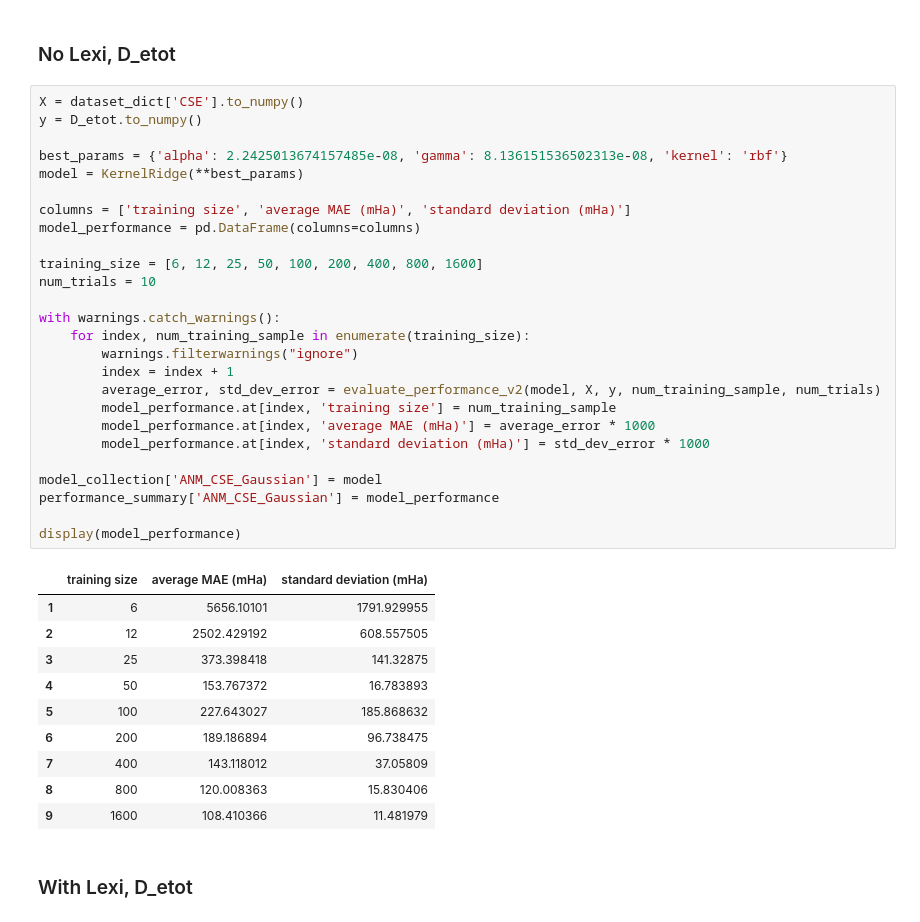
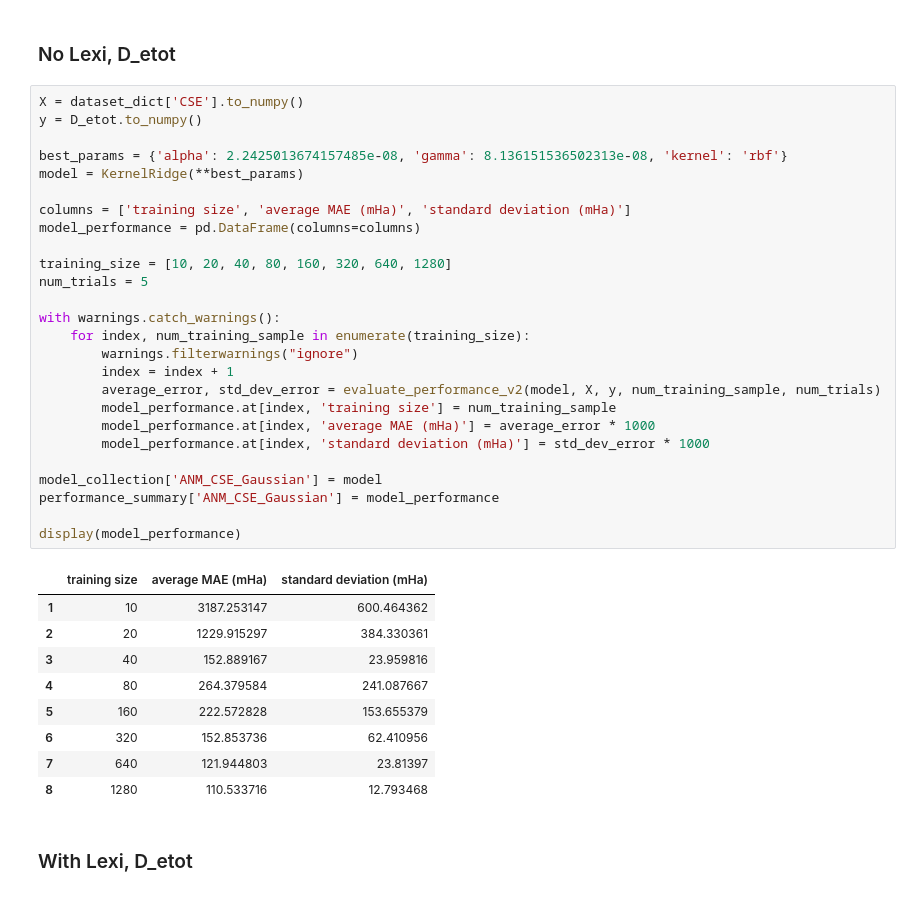
Before and after one commit to GabrielWu2004/Alchemical_Normal_Modes, a Jupyter notebook: [2]_ANM_with_coronene/main_code/performance_evaluation.ipynb, the cells around one changed output. Saved outputs shown, nothing was run; the diff lists cells and outputs as text.

```diff
--- a/[2]_ANM_with_coronene/main_code/performance_evaluation.ipynb
+++ b/[2]_ANM_with_coronene/main_code/performance_evaluation.ipynb
@@ -37,40 +37,39 @@ performance_summary = {}
 # %%
 X = dataset_dict['CSE'].to_numpy()
 y = D_etot.to_numpy()
 
 best_params = {'alpha': 2.2425013674157485e-08, 'gamma': 8.136151536502313e-08, 'kernel': 'rbf'}
 model = KernelRidge(**best_params)
 
 columns = ['training size', 'average MAE (mHa)', 'standard deviation (mHa)']
 model_performance = pd.DataFrame(columns=columns)
 
-training_size = [6, 12, 25, 50, 100, 200, 400, 800, 1600]
-num_trials = 10
+training_size = [10, 20, 40, 80, 160, 320, 640, 1280]
+num_trials = 5
 
 with warnings.catch_warnings():
     for index, num_training_sample in enumerate(training_size):
         warnings.filterwarnings("ignore")
         index = index + 1
         average_error, std_dev_error = evaluate_performance_v2(model, X, y, num_training_sample, num_trials)
         model_performance.at[index, 'training size'] = num_training_sample
         model_performance.at[index, 'average MAE (mHa)'] = average_error * 1000
         model_performance.at[index, 'standard deviation (mHa)'] = std_dev_error * 1000
 
 model_collection['ANM_CSE_Gaussian'] = model
 performance_summary['ANM_CSE_Gaussian'] = model_performance
 
 display(model_performance)
 # %% [output]
 |  | training size | average MAE (mHa) | standard deviation (mHa) |
-| 1 | 6 | 5656.10101 | 1791.929955 |
-| 2 | 12 | 2502.429192 | 608.557505 |
-| 3 | 25 | 373.398418 | 141.32875 |
-| 4 | 50 | 153.767372 | 16.783893 |
-| 5 | 100 | 227.643027 | 185.868632 |
-| 6 | 200 | 189.186894 | 96.738475 |
-| 7 | 400 | 143.118012 | 37.05809 |
-| 8 | 800 | 120.008363 | 15.830406 |
-| 9 | 1600 | 108.410366 | 11.481979 |
+| 1 | 10 | 3187.253147 | 600.464362 |
+| 2 | 20 | 1229.915297 | 384.330361 |
+| 3 | 40 | 152.889167 | 23.959816 |
+| 4 | 80 | 264.379584 | 241.087667 |
+| 5 | 160 | 222.572828 | 153.655379 |
+| 6 | 320 | 152.853736 | 62.410956 |
+| 7 | 640 | 121.944803 | 23.81397 |
+| 8 | 1280 | 110.533716 | 12.793468 |
 # %% [markdown]
 ### With Lexi, D_etot ###
 # %%
```
Also changed, not shown: parts of 13 cells of this notebook, 8 other files.
